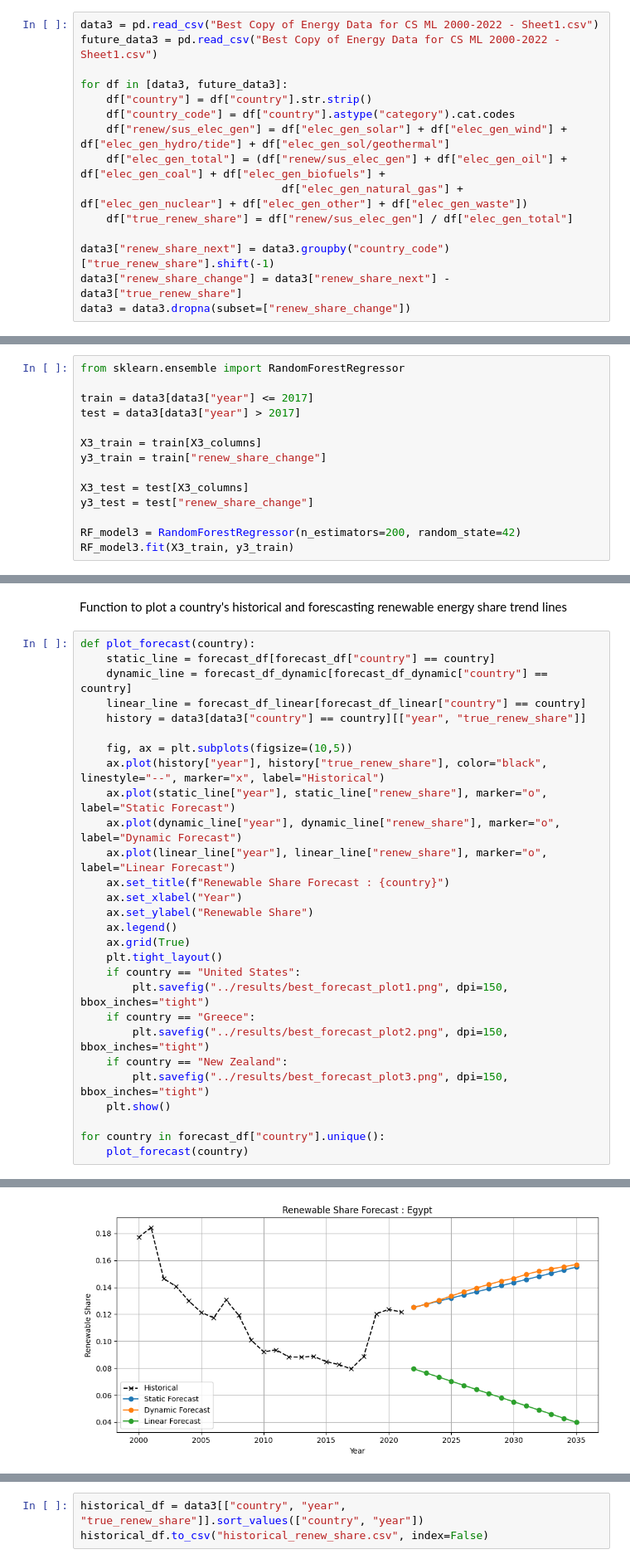
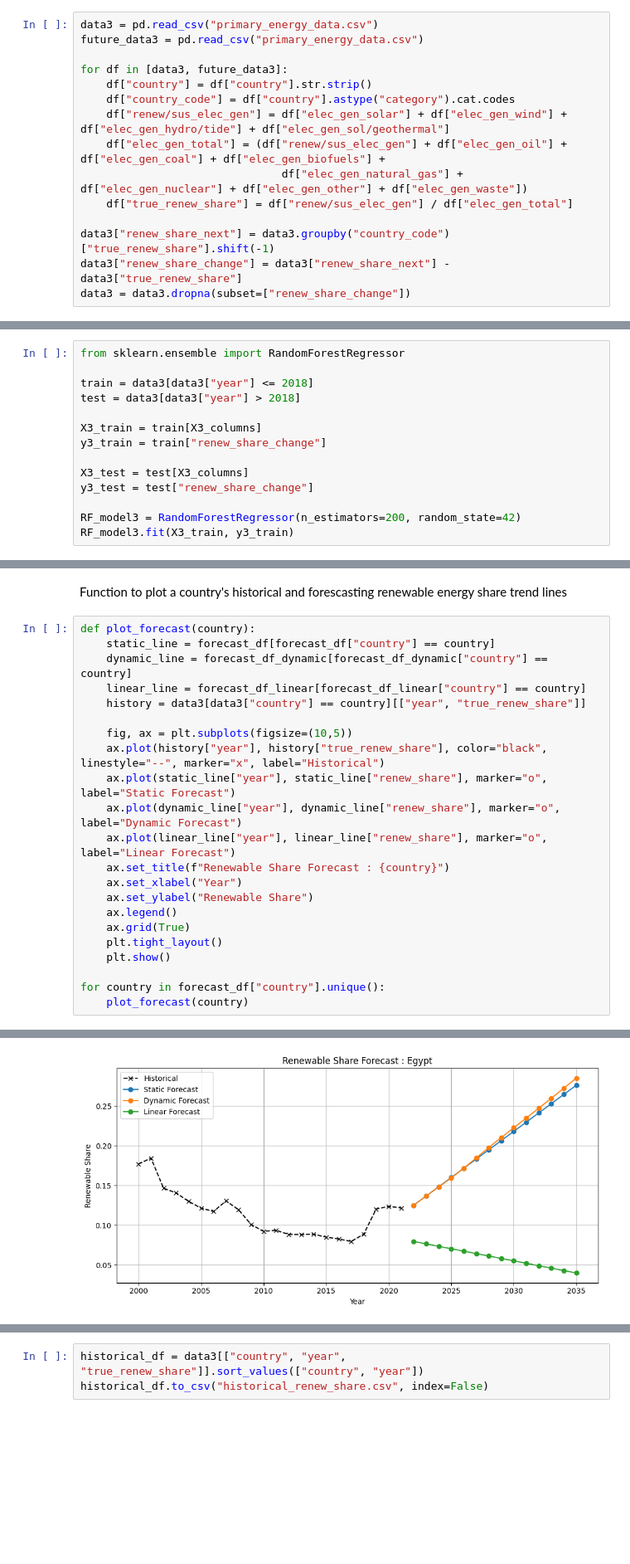
Before and after one commit to nikbeltz2/future-green-countries-ml-, a Jupyter notebook: notebooks/renewable_share_forecast.ipynb, the cells around one changed output, grey strips where cells are left out. Shown at 83% size. Cells and saved outputs as stored; diff of their text form; blank space fills up the shorter version.

```diff
--- a/notebooks/renewable_share_forecast.ipynb
+++ b/notebooks/renewable_share_forecast.ipynb
@@ -3,8 +3,8 @@ import pandas as pd
 import numpy as np
 import matplotlib.pyplot as plt
 # %%
-data3 = pd.read_csv("Best Copy of Energy Data for CS ML 2000-2022 - Sheet1.csv")
-future_data3 = pd.read_csv("Best Copy of Energy Data for CS ML 2000-2022 - Sheet1.csv")
+data3 = pd.read_csv("primary_energy_data.csv")
+future_data3 = pd.read_csv("primary_energy_data.csv")
 
 for df in [data3, future_data3]:
     df["country"] = df["country"].str.strip()
@@ -35,8 +35,8 @@ X3_columns = X3.columns
 # %%
 from sklearn.ensemble import RandomForestRegressor
 
-train = data3[data3["year"] <= 2017]
-test = data3[data3["year"] > 2017]
+train = data3[data3["year"] <= 2018]
+test = data3[data3["year"] > 2018]
 
 X3_train = train[X3_columns]
 y3_train = train["renew_share_change"]
@@ -319,12 +299,6 @@ def plot_forecast(country):
     ax.legend()
     ax.grid(True)
     plt.tight_layout()
-    if country == "United States":
-        plt.savefig("../results/best_forecast_plot1.png", dpi=150, bbox_inches="tight")
-    if country == "Greece":
-        plt.savefig("../results/best_forecast_plot2.png", dpi=150, bbox_inches="tight")
-    if country == "New Zealand":
-        plt.savefig("../results/best_forecast_plot3.png", dpi=150, bbox_inches="tight")
     plt.show()
 
 for country in forecast_df["country"].unique():
@@ -341 +315 @@ for country in forecast_df["country"].unique():
-[figure, old version]
+[figure, new version]
```
Also changed, not shown: parts of 7 cells of this notebook.
